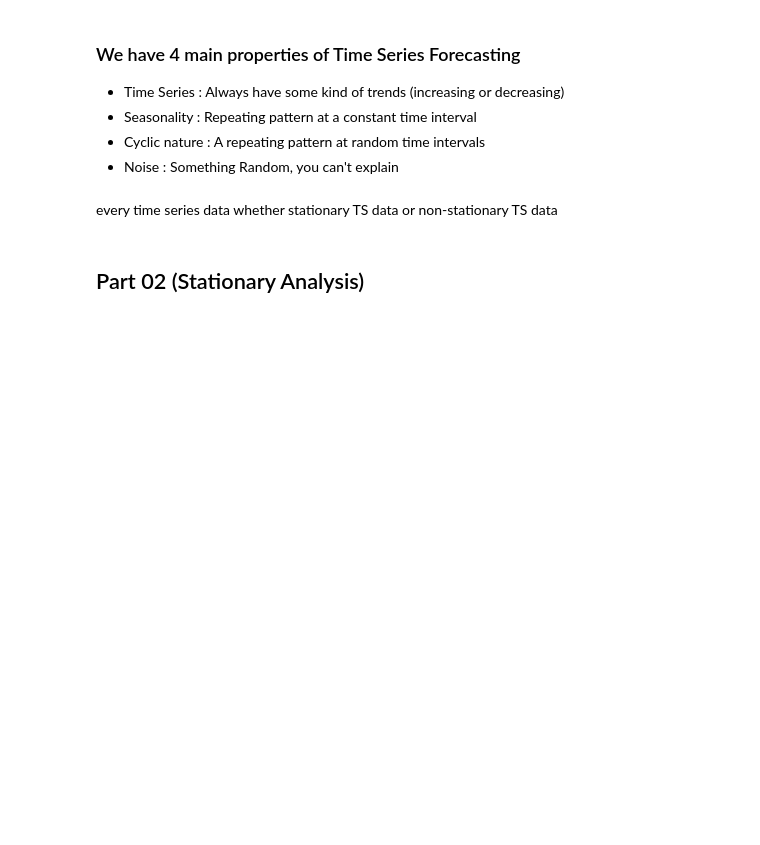
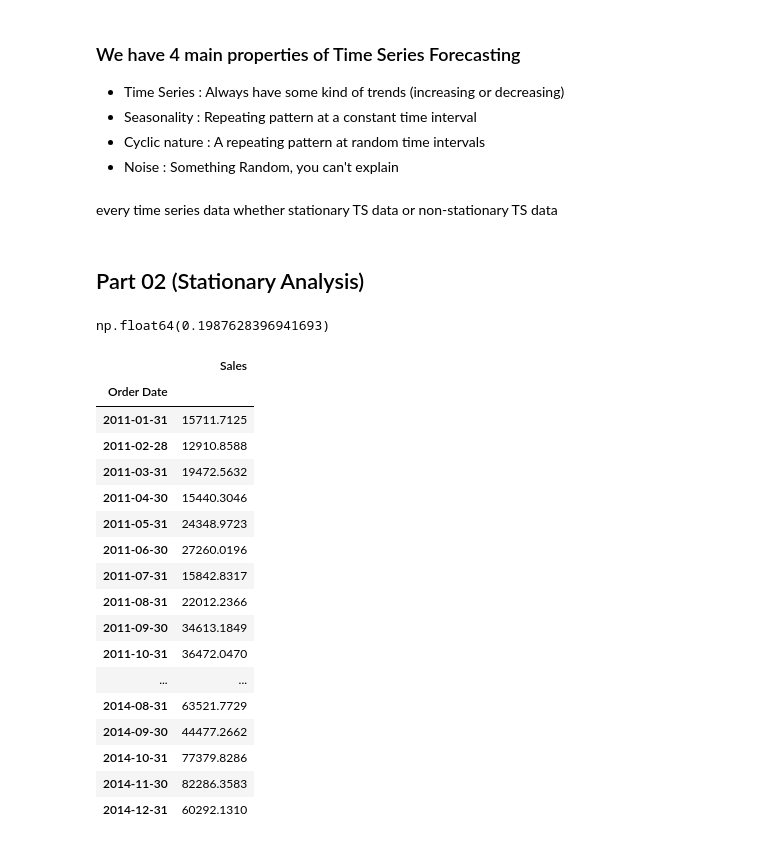
Before and after one commit to kaymansrinivasan/Machine_Learning, a Jupyter notebook: .ipynb/Time Series_1.ipynb, the cells around one changed output. Saved outputs shown, nothing was run; the diff lists cells and outputs as text; code cells hidden in the pictures; blank space fills up the shorter version.

```diff
--- a/.ipynb/Time Series_1.ipynb
+++ b/.ipynb/Time Series_1.ipynb
@@ -177,3 +167,30 @@ df
 every time series data whether stationary TS data or non-stationary TS data
 # %% [markdown]
 ## Part 02 (Stationary Analysis)
+# %%
+from statsmodels.tsa.stattools import adfuller
+result = adfuller(df["Sales"])
+result[1] #second value is the p-value and is not less then 0.5 %
+# %% [output]
+np.float64(0.1987628396941693)
+# %%
+df
+# %% [output]
+|  | Sales |
+| Order Date |  |
+| 2011-01-31 | 15711.7125 |
+| 2011-02-28 | 12910.8588 |
+| 2011-03-31 | 19472.5632 |
+| 2011-04-30 | 15440.3046 |
+| 2011-05-31 | 24348.9723 |
+| 2011-06-30 | 27260.0196 |
+| 2011-07-31 | 15842.8317 |
+| 2011-08-31 | 22012.2366 |
+| 2011-09-30 | 34613.1849 |
+| 2011-10-31 | 36472.0470 |
+| ... | ... |
+| 2014-08-31 | 63521.7729 |
+| 2014-09-30 | 44477.2662 |
+| 2014-10-31 | 77379.8286 |
+| 2014-11-30 | 82286.3583 |
+| 2014-12-31 | 60292.1310 |
```
Also changed, not shown: parts of 7 cells of this notebook.
